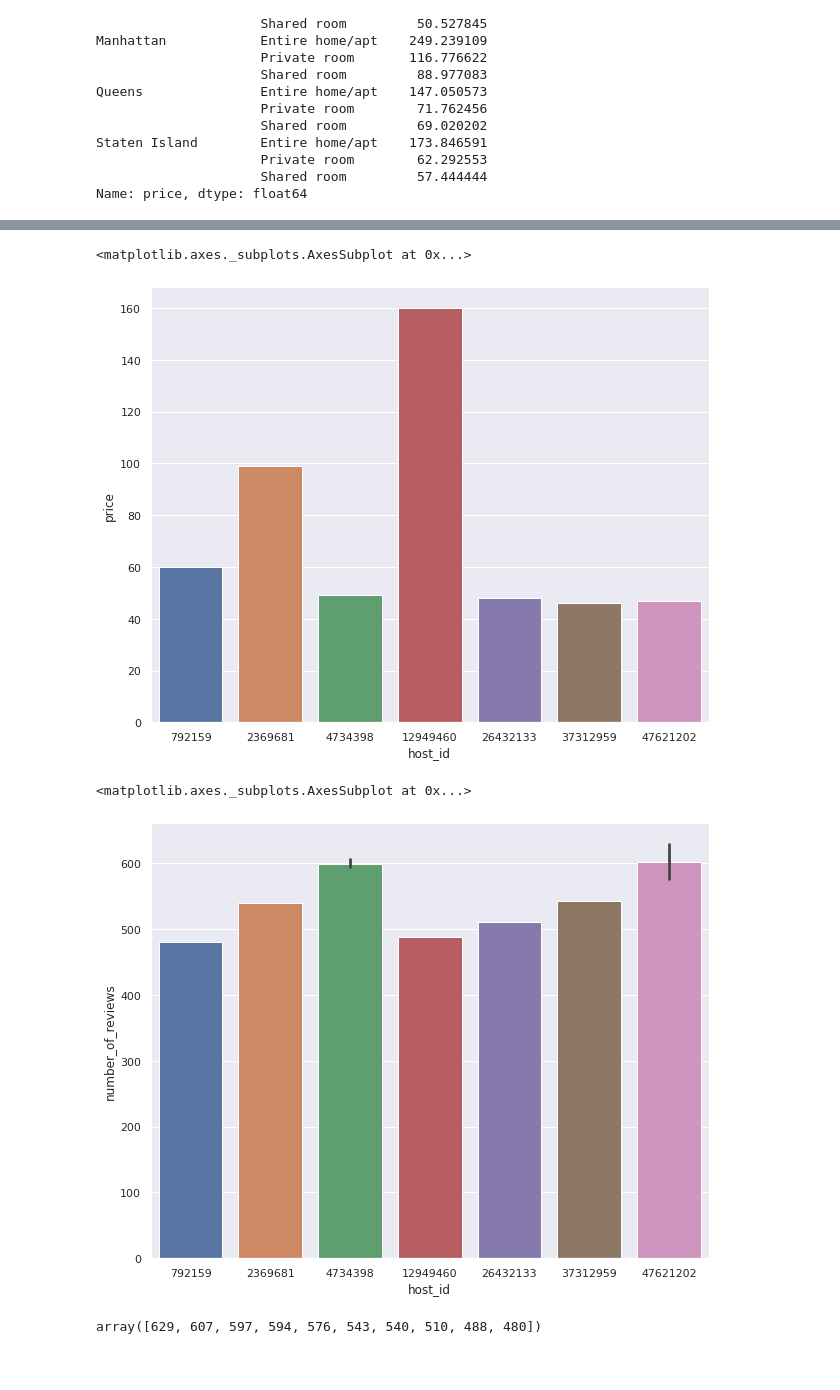
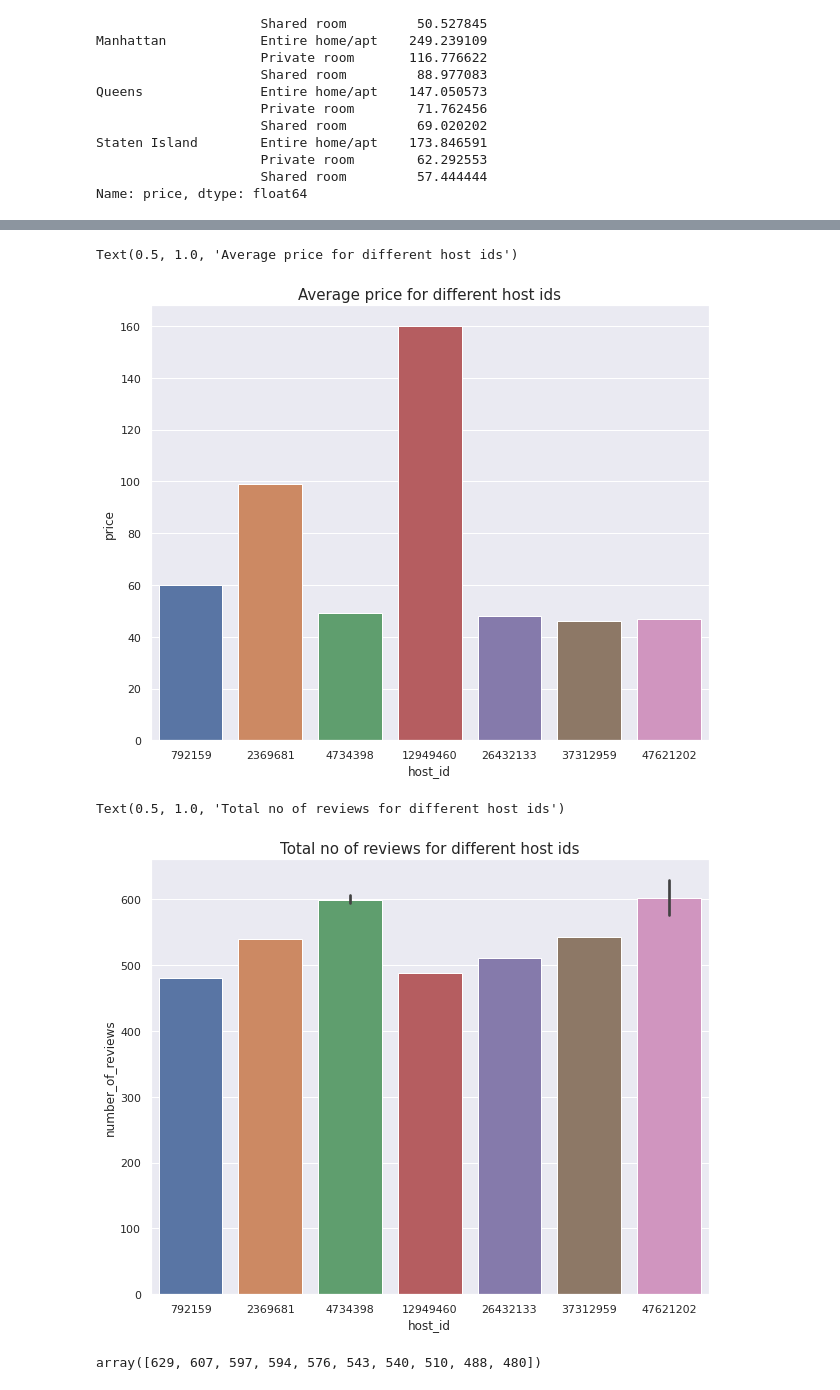
Before and after one commit to Priyabrat845/Airbnb-Booking-Analysis, a Jupyter notebook: Copy_of_Airbnb_Bookings_Analysis_Capstone_Project.ipynb, the cells around one changed output, grey strips where cells are left out. Drawn from its saved outputs; the diff is of its cells as text; code cells hidden in the pictures.

```diff
--- a/Copy_of_Airbnb_Bookings_Analysis_Capstone_Project.ipynb
+++ b/Copy_of_Airbnb_Bookings_Analysis_Capstone_Project.ipynb
@@ -243,14 +246,16 @@ top_reviewed_listings
 | 471 | 792159 | Wanda | Brooklyn | Bushwick | 40.70283 | -73.92131 | Private room | 60 | ... |
 # %%
 sns.barplot(x='host_id',y='price',data=top_reviewed_listings)
+plt.title('Average price for different host ids',size=15)
 # %% [output]
-<matplotlib.axes._subplots.AxesSubplot at 0x...>
+Text(0.5, 1.0, 'Average price for different host ids')
-[figure, old version]
+[figure, new version]
 # %%
 sns.barplot(x='host_id',y='number_of_reviews',data=top_reviewed_listings)
+plt.title('Total no of reviews for different host ids',size=15)
 # %% [output]
-<matplotlib.axes._subplots.AxesSubplot at 0x...>
+Text(0.5, 1.0, 'Total no of reviews for different host ids')
-[figure, old version]
+[figure, new version]
 # %%
 top_reviewed_listings['number_of_reviews'].values
 # %% [output]
```
Also changed, not shown: parts of 3 cells of this notebook.
